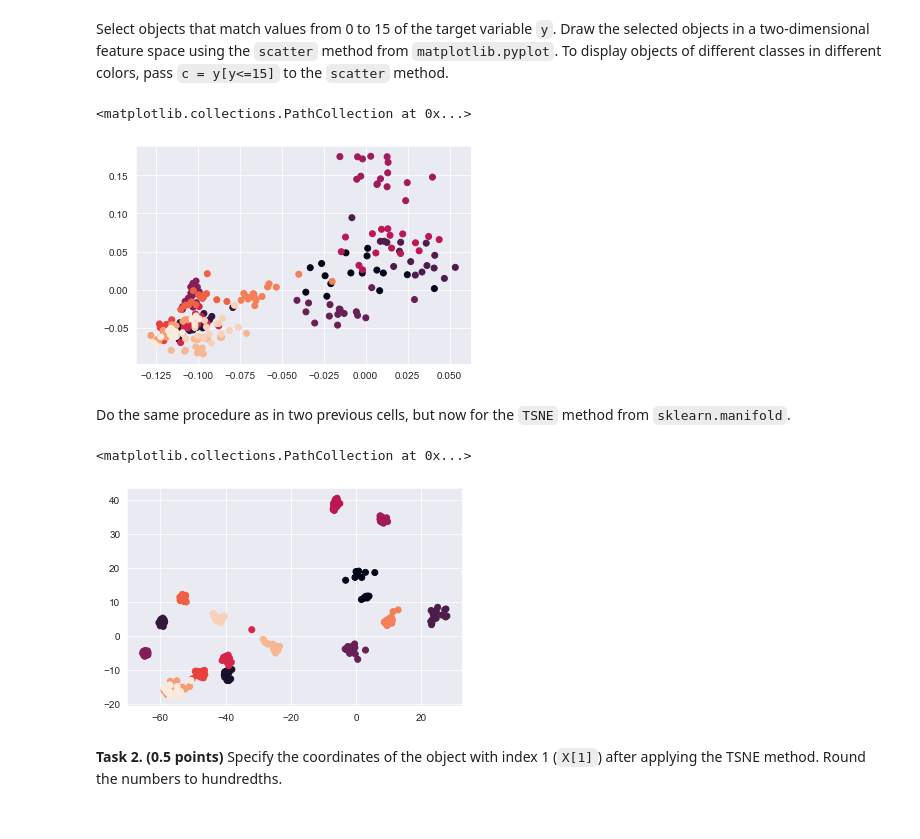
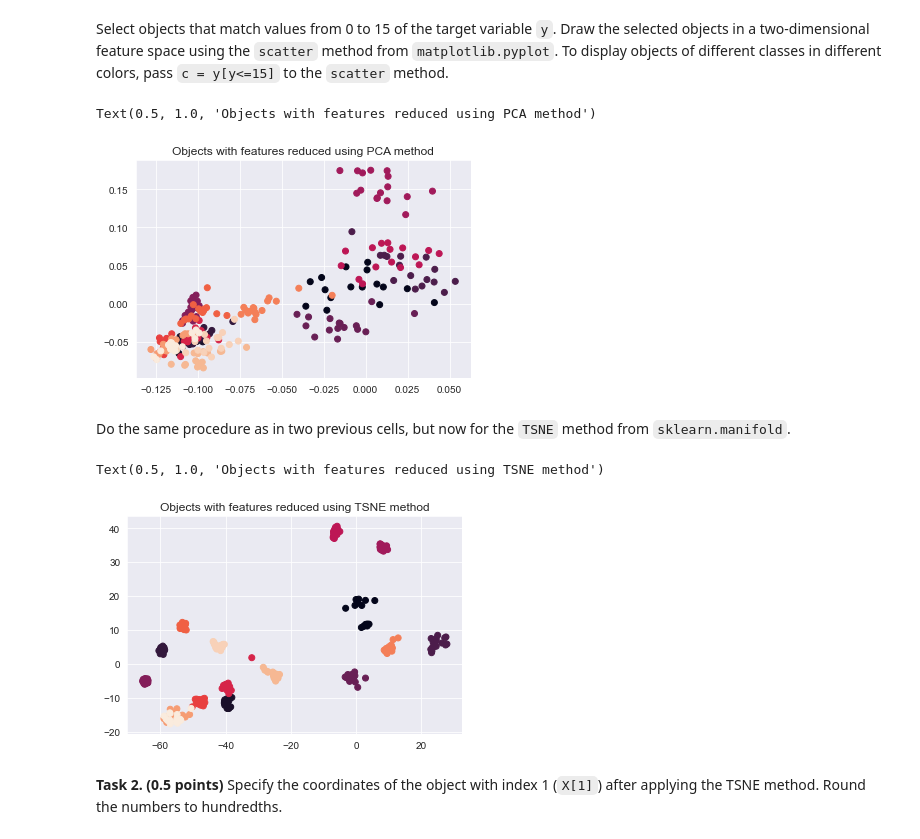
Before and after one commit to shmelzz/data_analysis, a Jupyter notebook: hw5/ml_hw5_Shelemekh_206.ipynb, the cells around one changed output. Drawn from its saved outputs; the diff is of its cells as text; code cells hidden in the pictures.

```diff
--- a/hw5/ml_hw5_Shelemekh_206.ipynb
+++ b/hw5/ml_hw5_Shelemekh_206.ipynb
@@ -103,12 +103,13 @@ Select objects that match values from 0 to 15 of the target variable `y`. Draw t
 # %%
 import matplotlib.pyplot as plt
 %matplotlib inline
 
 scatter_x_pca = X_reduced_pca[y <= 15]
 plt.scatter(scatter_x_pca[:, 0], scatter_x_pca[:, 1], c=y[y <= 15])
+plt.title('Objects with features reduced using PCA method')
 # %% [output]
-<matplotlib.collections.PathCollection at 0x...>
+Text(0.5, 1.0, 'Objects with features reduced using PCA method')
-[figure, old version]
+[figure, new version]
 # %% [markdown]
 Do the same procedure as in two previous cells, but now for the `TSNE` method from `sklearn.manifold`.
 # %%
@@ -119,9 +120,10 @@ X_reduced_tsne = tsne.fit_transform(X)
 # %%
 scatter_x_tsne = X_reduced_tsne[y <= 15]
 plt.scatter(scatter_x_tsne[:, 0], scatter_x_tsne[:, 1], c=y[y <= 15])
+plt.title('Objects with features reduced using TSNE method')
 # %% [output]
-<matplotlib.collections.PathCollection at 0x...>
+Text(0.5, 1.0, 'Objects with features reduced using TSNE method')
-[figure, old version]
+[figure, new version]
 # %% [markdown]
 **Task 2. <a id="task2"></a> (0.5 points)** Specify the coordinates of the object with index 1 (`X[1]`) after applying the TSNE method. Round the numbers to hundredths.
 # %%
```
Also changed, not shown: parts of 17 cells of this notebook.
